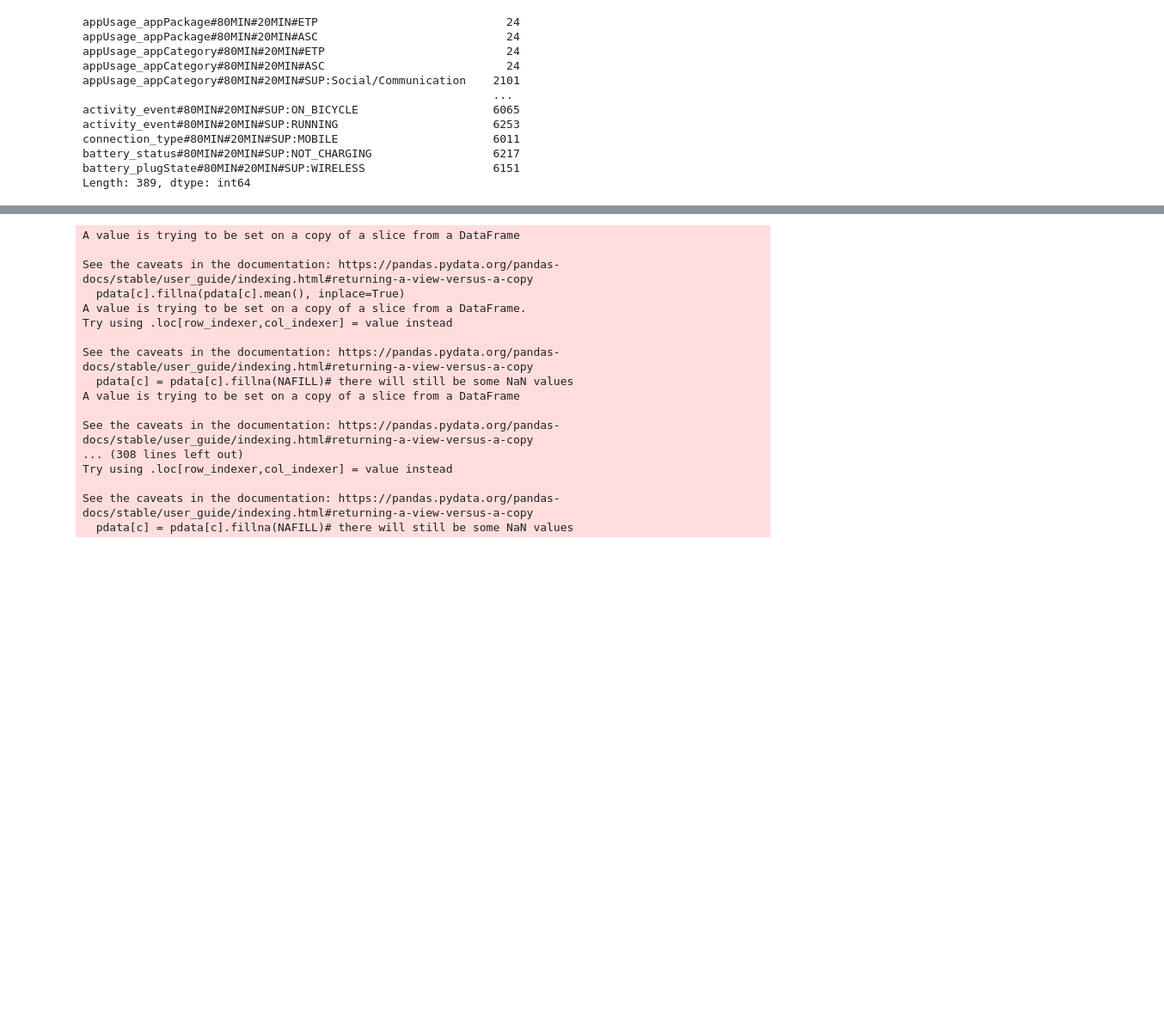
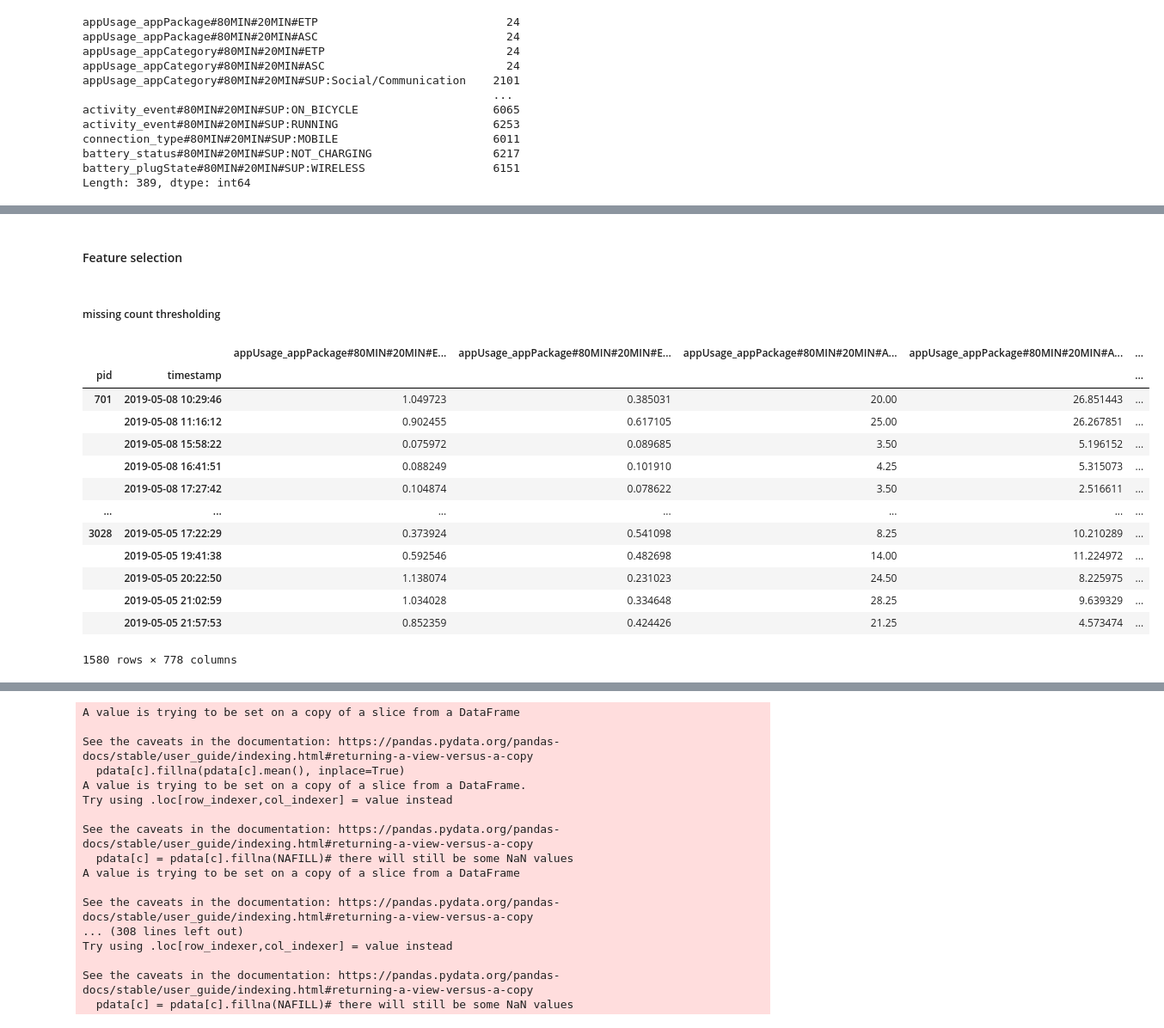
Before and after one commit to Jumabek/receptivity, a Jupyter notebook: analysis/Association Rule Mining.ipynb, the cells around one changed output, grey strips where cells are left out. Shown at 86% size. Drawn from its saved outputs; the diff is of its cells as text; code cells hidden in the pictures; blank space fills up the shorter version.

```diff
--- a/analysis/Association Rule Mining.ipynb
+++ b/analysis/Association Rule Mining.ipynb
@@ -1947,0 +1977,21 @@ Length: 389, dtype: int64
+# %% [markdown]
+#### Feature selection
+# %% [markdown]
+##### missing count thresholding
+# %%
+agg_feature
+# %% [output]
+|  |  | appUsage_appPackage#80MIN#20MIN#E... | appUsage_appPackage#80MIN#20MIN#E... | appUsage_appPackage#80MIN#20MIN#A... | appUsage_appPackage#80MIN#20MIN#A... | ... |
+| pid | timestamp |  |  |  |  | ... |
+| 701 | 2019-05-08 10:29:46 | 1.049723 | 0.385031 | 20.00 | 26.851443 | ... |
+|  | 2019-05-08 11:16:12 | 0.902455 | 0.617105 | 25.00 | 26.267851 | ... |
+|  | 2019-05-08 15:58:22 | 0.075972 | 0.089685 | 3.50 | 5.196152 | ... |
+|  | 2019-05-08 16:41:51 | 0.088249 | 0.101910 | 4.25 | 5.315073 | ... |
+|  | 2019-05-08 17:27:42 | 0.104874 | 0.078622 | 3.50 | 2.516611 | ... |
+| ... | ... | ... | ... | ... | ... | ... |
+| 3028 | 2019-05-05 17:22:29 | 0.373924 | 0.541098 | 8.25 | 10.210289 | ... |
+|  | 2019-05-05 19:41:38 | 0.592546 | 0.482698 | 14.00 | 11.224972 | ... |
+|  | 2019-05-05 20:22:50 | 1.138074 | 0.231023 | 24.50 | 8.225975 | ... |
+|  | 2019-05-05 21:02:59 | 1.034028 | 0.334648 | 28.25 | 9.639329 | ... |
+|  | 2019-05-05 21:57:53 | 0.852359 | 0.424426 | 21.25 | 4.573474 | ... |
+1580 rows × 778 columns
```
Also changed, not shown: parts of 15 cells of this notebook.
